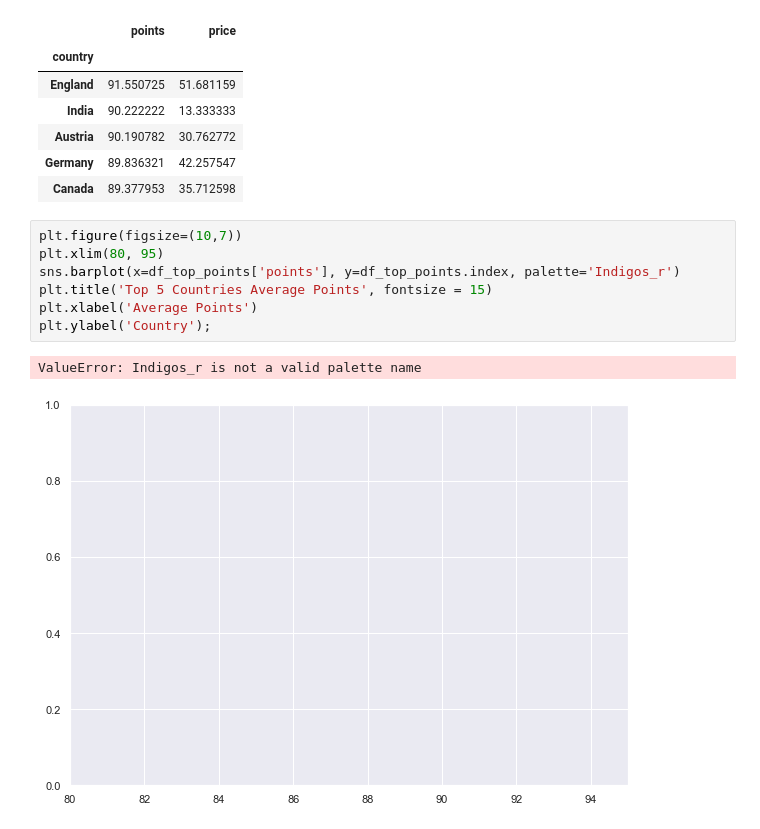
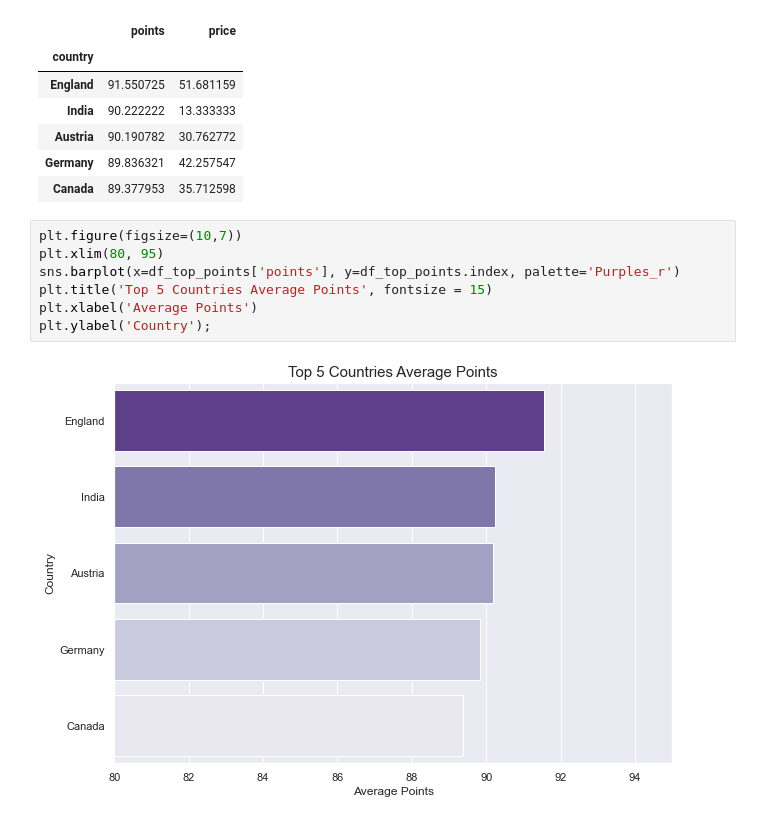
Before and after one commit to Nima-Sayyah/Drink-by-Data, a Jupyter notebook: Drink by Data (NS).ipynb, the cells around one changed output. Saved outputs shown, nothing was run; the diff lists cells and outputs as text.

```diff
--- a/Drink by Data (NS).ipynb
+++ b/Drink by Data (NS).ipynb
@@ -352,11 +352,10 @@ df_top_points
 # %%
 plt.figure(figsize=(10,7))
 plt.xlim(80, 95)
-sns.barplot(x=df_top_points['points'], y=df_top_points.index, palette='Indigos_r')
+sns.barplot(x=df_top_points['points'], y=df_top_points.index, palette='Purples_r')
 plt.title('Top 5 Countries Average Points', fontsize = 15)
 plt.xlabel('Average Points')
 plt.ylabel('Country');
 # %% [output]
-ValueError: Indigos_r is not a valid palette name
-[figure, old version]
+[figure, new version]
 # %%
```
Also changed, not shown: parts of 3 cells of this notebook.
